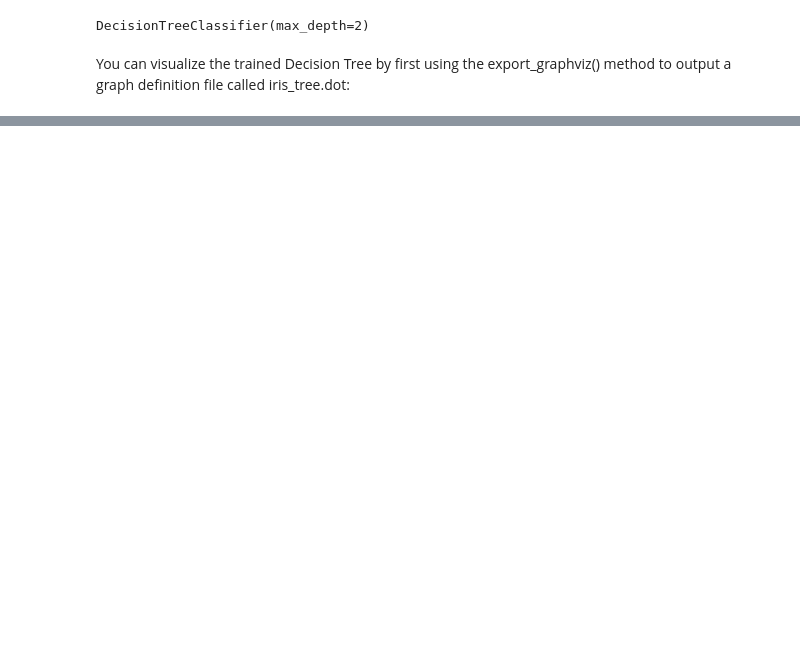
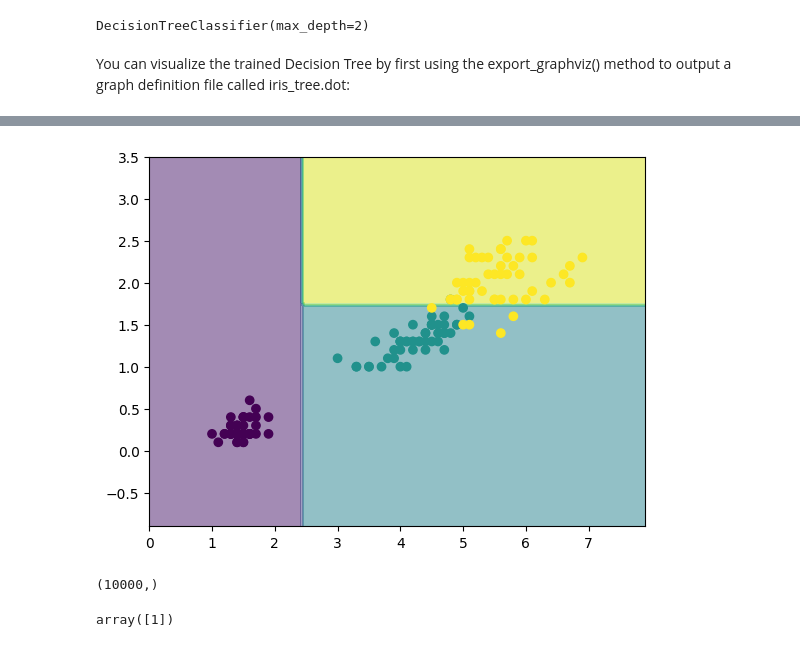
Before and after one commit to Amith1434/ML_Book_Journy, a Jupyter notebook: Chapter_6(Decision Trees).ipynb, the cells around one changed output, grey strips where cells are left out. Drawn from its saved outputs; the diff is of its cells as text; code cells hidden in the pictures; blank space fills up the shorter version.

```diff
--- a/Chapter_6(Decision Trees).ipynb
+++ b/Chapter_6(Decision Trees).ipynb
@@ -33,0 +49,24 @@ plt.show()
+# %%
+import numpy as np
+X0_min , X0_max = X[:,0].min() - 1 , X[:,0].max() + 1
+X1_min , X1_max = X[:,1].min() - 1 , X[:,1].max() + 1
+xx, yy = np.meshgrid(
+    np.linspace(X0_min, X0_max,100),
+    np.linspace(X1_min, X1_max, 100)
+)
+X_new = np.c_[xx.ravel(),yy.ravel()]
+y_pred = tree_clf.predict(X_new)
+y_pred = y_pred.reshape(xx.shape)
+plt.contourf(xx,yy,y_pred,alpha = 0.5)
+plt.scatter(X[:,0],X[:,1],c=y)
+plt.show()
+# %% [output]
+[figure, added]
+# %%
+xx.ravel().shape
+# %% [output]
+(10000,)
+# %%
+tree_clf.predict([[6,1.75]])
+# %% [output]
+array([1])
```
Also changed, not shown: parts of 4 cells of this notebook, 1 other file.
